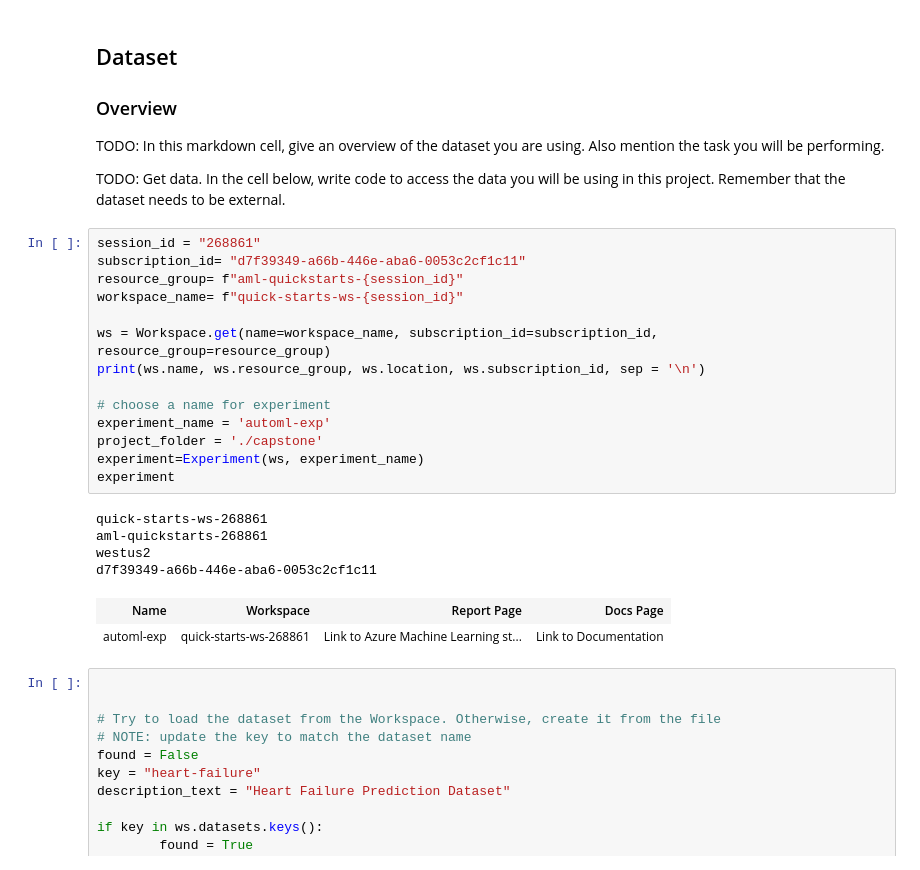
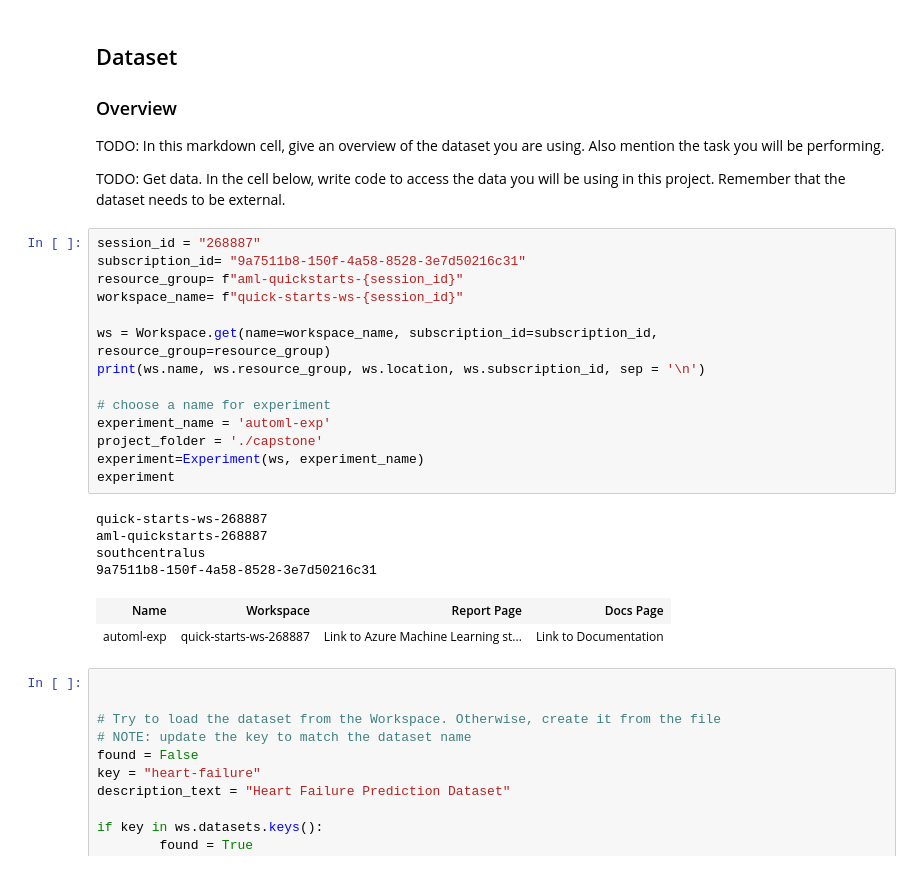
Before and after one commit to hknguyen20/nd00333-capstone, a Jupyter notebook: automl.ipynb, the cells around one changed output. Cells and saved outputs as stored; diff of their text form.

```diff
--- a/automl.ipynb
+++ b/automl.ipynb
@@ -56,26 +56,26 @@ TODO: In this markdown cell, give an overview of the dataset you are using. Also
 
 TODO: Get data. In the cell below, write code to access the data you will be using in this project. Remember that the dataset needs to be external.
 # %%
-session_id = "268861"
-subscription_id= "d7f39349-a66b-446e-aba6-0053c2cf1c11"
+session_id = "268887"
+subscription_id= "9a7511b8-150f-4a58-8528-3e7d50216c31"
 resource_group= f"aml-quickstarts-{session_id}"
 workspace_name= f"quick-starts-ws-{session_id}"
 
 ws = Workspace.get(name=workspace_name, subscription_id=subscription_id, resource_group=resource_group)
 print(ws.name, ws.resource_group, ws.location, ws.subscription_id, sep = '\n')
 
 # choose a name for experiment
 experiment_name = 'automl-exp'
 project_folder = './capstone'
 experiment=Experiment(ws, experiment_name)
 experiment
 # %% [output]
-quick-starts-ws-268861
-aml-quickstarts-268861
-westus2
-d7f39349-a66b-446e-aba6-0053c2cf1c11
+quick-starts-ws-268887
+aml-quickstarts-268887
+southcentralus
+9a7511b8-150f-4a58-8528-3e7d50216c31
 | Name | Workspace | Report Page | Docs Page |
-| automl-exp | quick-starts-ws-268861 | Link to Azure Machine Learning st... | Link to Documentation |
+| automl-exp | quick-starts-ws-268887 | Link to Azure Machine Learning st... | Link to Documentation |
 # %%
 
 
```
Also changed, not shown: parts of 11 cells of this notebook.
